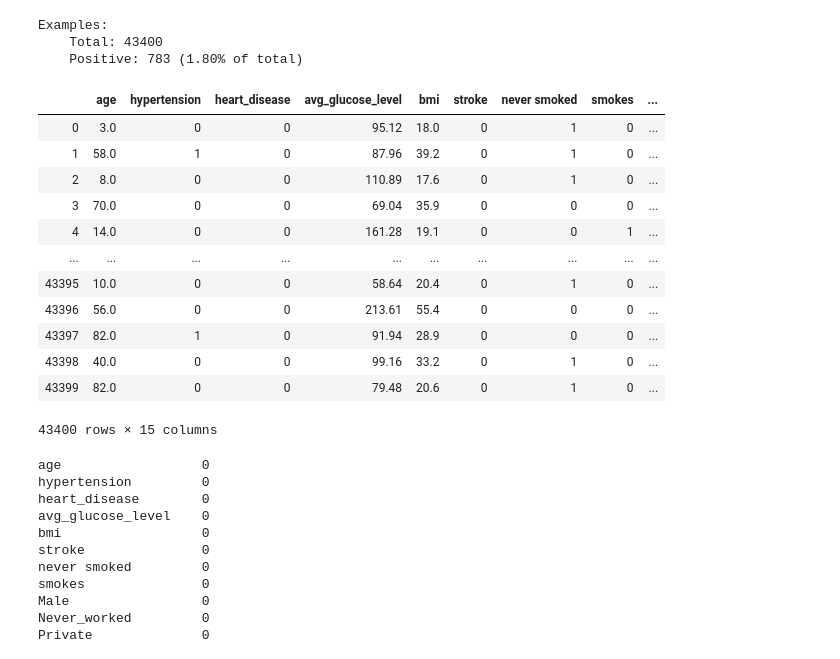
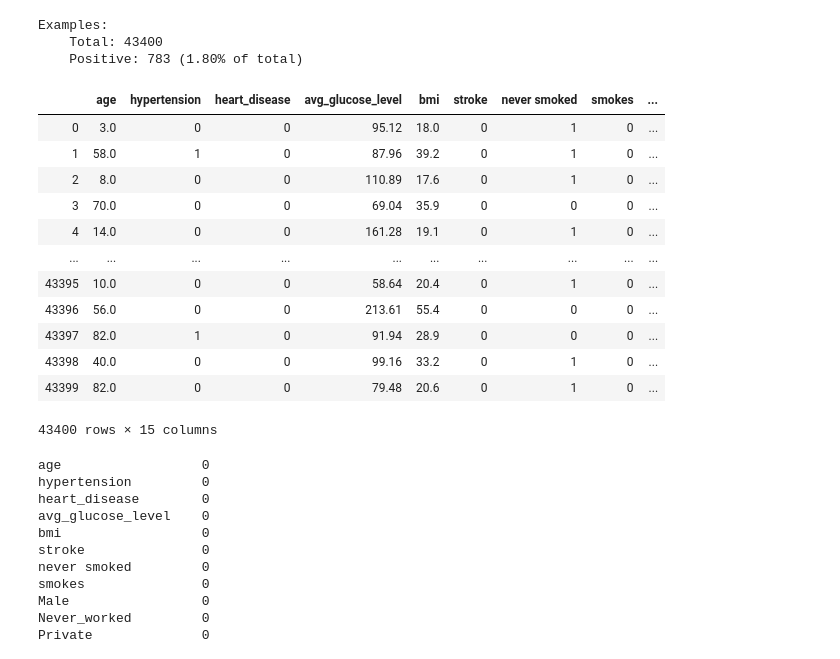
Before and after one commit to dan393/Dissertation, a Jupyter notebook: Code/dissertation/Stroke Predictions.ipynb, the cells around one changed output. Drawn from its saved outputs; the diff is of its cells as text; code cells hidden in the pictures.

```diff
--- a/Code/dissertation/Stroke Predictions.ipynb
+++ b/Code/dissertation/Stroke Predictions.ipynb
@@ -256,49 +295,46 @@ Examples:
     Total: 43400
     Positive: 783 (1.80% of total)
 # %%
-
-
-def fill_smoking_status(smoking_status, work_type, gender):
+def fill_smoking_status(smoking_status, work_type, gender, age):
     if not pd.isnull(smoking_status):
         return smoking_status
-    if work_type=='children' or gender =='Female':
+    if work_type=='children' or gender =='Female' or age<18:
         return 'never smoked'
     return 'smokes'
 
-df['smoking_status'] = df.apply(lambda x : fill_smoking_status(x['smoking_status'], x['work_type'], x['gender']), axis=1)
-
+df['smoking_status'] = df.apply(lambda x : fill_smoking_status(x['smoking_status'], x['work_type'], x['gender'], x['age']), axis=1)
 smoking_dummies = pd.get_dummies(df['smoking_status'],drop_first=True)
 df = pd.concat([df.drop('smoking_status',axis=1),smoking_dummies],axis=1)
 
 df['gender'] = df['gender'].replace(["Other"], "Male")
 gender_dummies = pd.get_dummies(df['gender'],drop_first=True)
 df = pd.concat([df.drop('gender',axis=1),gender_dummies],axis=1)
 
 bmi_avg= df.groupby('work_type').mean()['bmi']
 df['bmi'] = df.apply(lambda x : bmi_avg[x['work_type']] if np.isnan(x['bmi']) else x['bmi'], axis =1)
 
 
 work_type_dummies = pd.get_dummies(df['work_type'],drop_first=True)
 df = pd.concat([df.drop('work_type',axis=1),work_type_dummies],axis=1)
 
 married_dummies = pd.get_dummies(df['ever_married'],drop_first=True)
 df = pd.concat([df.drop('ever_married',axis=1),married_dummies],axis=1)
 df = df.rename(columns={'Yes': 'Married'})
 
 residence_dummies = pd.get_dummies(df['Residence_type'],drop_first=True)
 df = pd.concat([df.drop('Residence_type',axis=1),residence_dummies],axis=1)
 
 df = df.drop('id',axis=1)
 
 
 df
 # %% [output]
 |  | age | hypertension | heart_disease | avg_glucose_level | bmi | stroke | never smoked | smokes | ... |
 | 0 | 3.0 | 0 | 0 | 95.12 | 18.0 | 0 | 1 | 0 | ... |
 | 1 | 58.0 | 1 | 0 | 87.96 | 39.2 | 0 | 1 | 0 | ... |
 | 2 | 8.0 | 0 | 0 | 110.89 | 17.6 | 0 | 1 | 0 | ... |
 | 3 | 70.0 | 0 | 0 | 69.04 | 35.9 | 0 | 0 | 0 | ... |
-| 4 | 14.0 | 0 | 0 | 161.28 | 19.1 | 0 | 0 | 1 | ... |
+| 4 | 14.0 | 0 | 0 | 161.28 | 19.1 | 0 | 1 | 0 | ... |
 | ... | ... | ... | ... | ... | ... | ... | ... | ... | ... |
 | 43395 | 10.0 | 0 | 0 | 58.64 | 20.4 | 0 | 1 | 0 | ... |
 | 43396 | 56.0 | 0 | 0 | 213.61 | 55.4 | 0 | 0 | 0 | ... |
```
Also changed, not shown: parts of 29 cells of this notebook, 22 other files.
